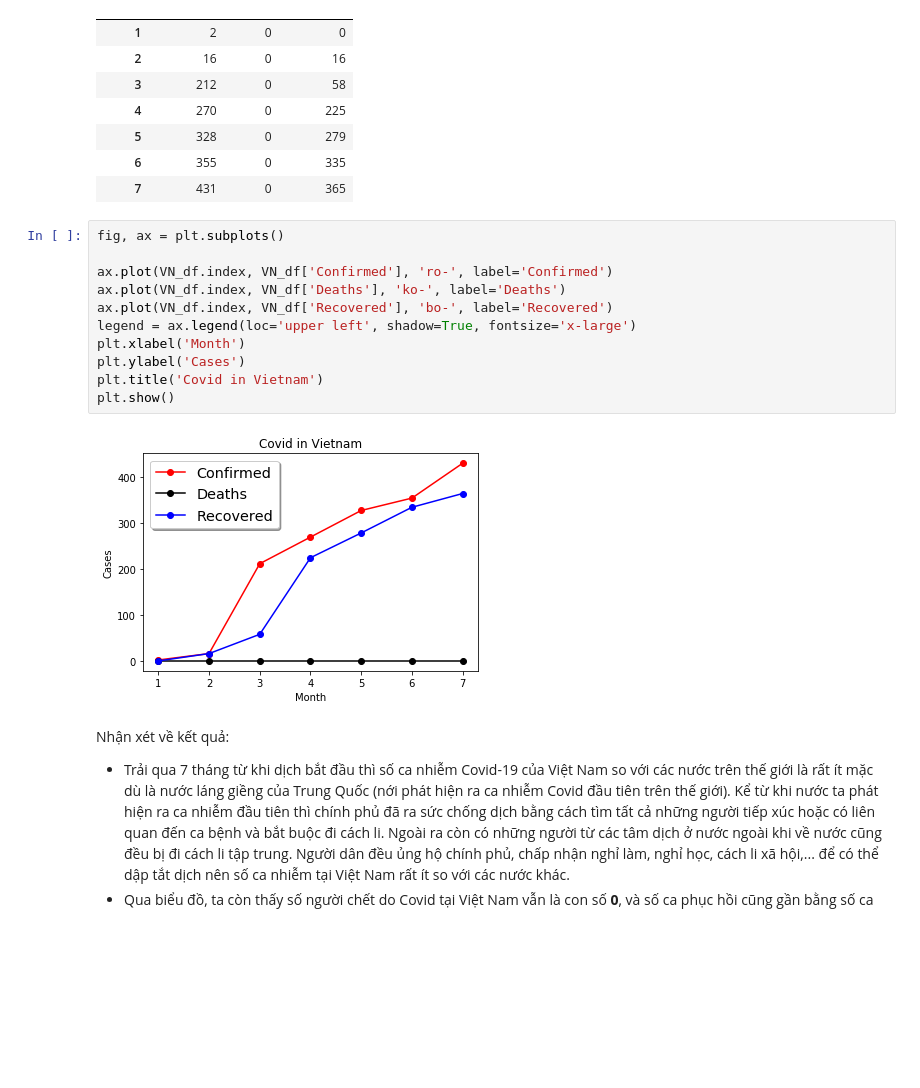
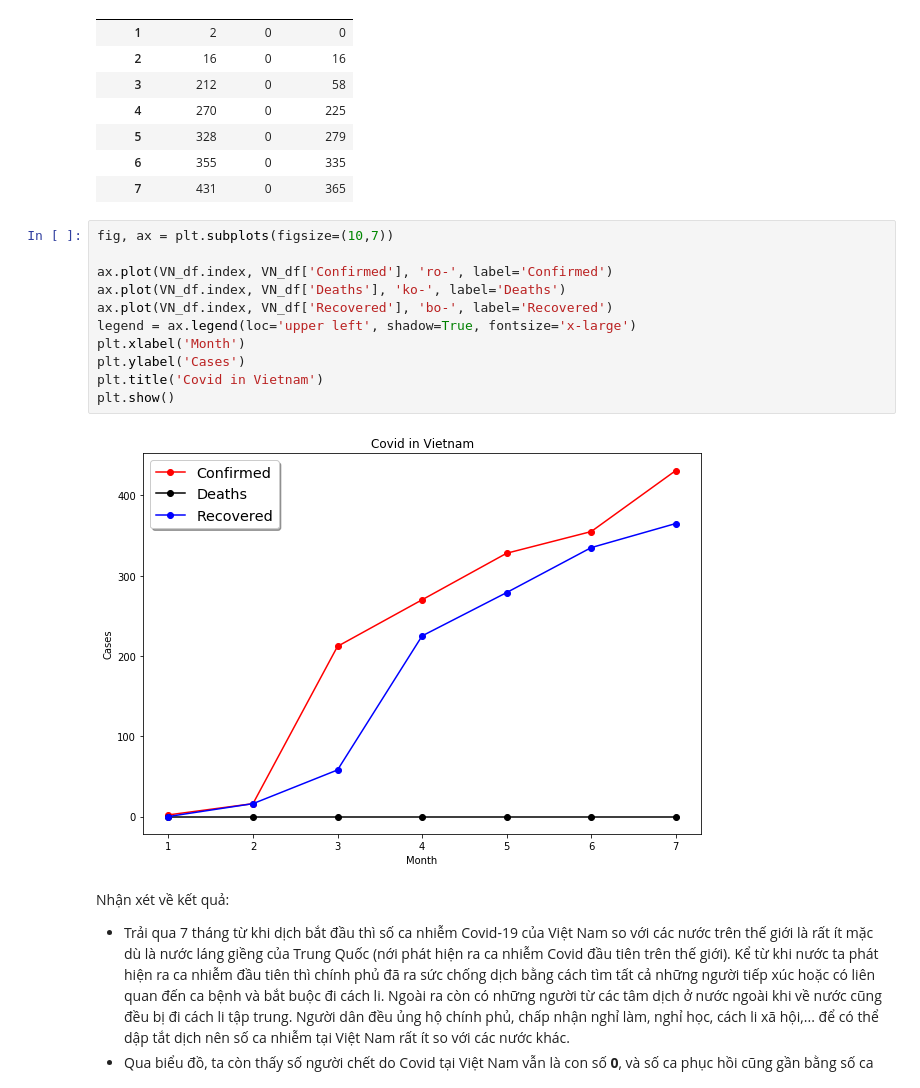
Before and after one commit to anhnamjr/LTKHDL, a Jupyter notebook: 1712604_NguyenAnhNam.ipynb, the cells around one changed output. Cells and saved outputs as stored; diff of their text form; blank space fills up the shorter version.

```diff
--- a/1712604_NguyenAnhNam.ipynb
+++ b/1712604_NguyenAnhNam.ipynb
@@ -365,18 +367,18 @@ VN_df
 | 6 | 355 | 0 | 335 |
 | 7 | 431 | 0 | 365 |
 # %%
-fig, ax = plt.subplots()
+fig, ax = plt.subplots(figsize=(10,7))
 
 ax.plot(VN_df.index, VN_df['Confirmed'], 'ro-', label='Confirmed')
 ax.plot(VN_df.index, VN_df['Deaths'], 'ko-', label='Deaths')
 ax.plot(VN_df.index, VN_df['Recovered'], 'bo-', label='Recovered')
 legend = ax.legend(loc='upper left', shadow=True, fontsize='x-large')
 plt.xlabel('Month')
 plt.ylabel('Cases')
 plt.title('Covid in Vietnam')
 plt.show()
 # %% [output]
-[figure, old version]
+[figure, new version]
 # %% [markdown]
 Nhận xét về kết quả:
 - Trải qua 7 tháng từ khi dịch bắt đầu thì số ca nhiễm Covid-19 của Việt Nam so với các nước trên thế giới là rất ít mặc dù là nước láng giềng của Trung Quốc (nới phát hiện ra ca nhiễm Covid đầu tiên trên thế giới). Kể từ khi nước ta phát hiện ra ca nhiễm đầu tiên thì chính phủ đã ra sức chống dịch bằng cách tìm tất cả những người tiếp xúc hoặc có liên quan đến ca bệnh và bắt buộc đi cách li. Ngoài ra còn có những người từ các tâm dịch ở nước ngoài khi về nước cũng đều bị đi cách li tập trung. Người dân đều ủng hộ chính phủ, chấp nhận nghỉ làm, nghỉ học, cách li xã hội,... để có thể dập tắt dịch nên số ca nhiễm tại Việt Nam rất ít so với các nước khác.
```
Also changed, not shown: parts of 2 cells of this notebook.
